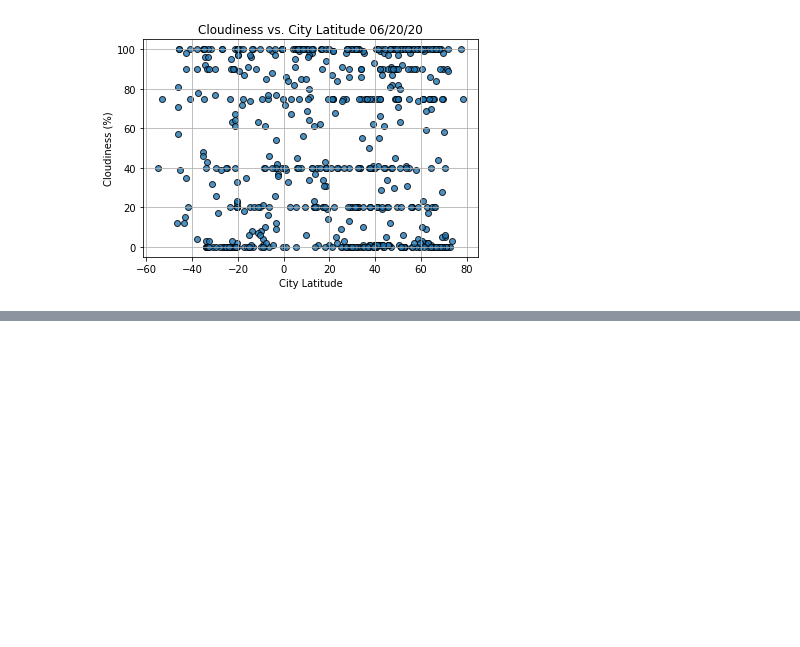
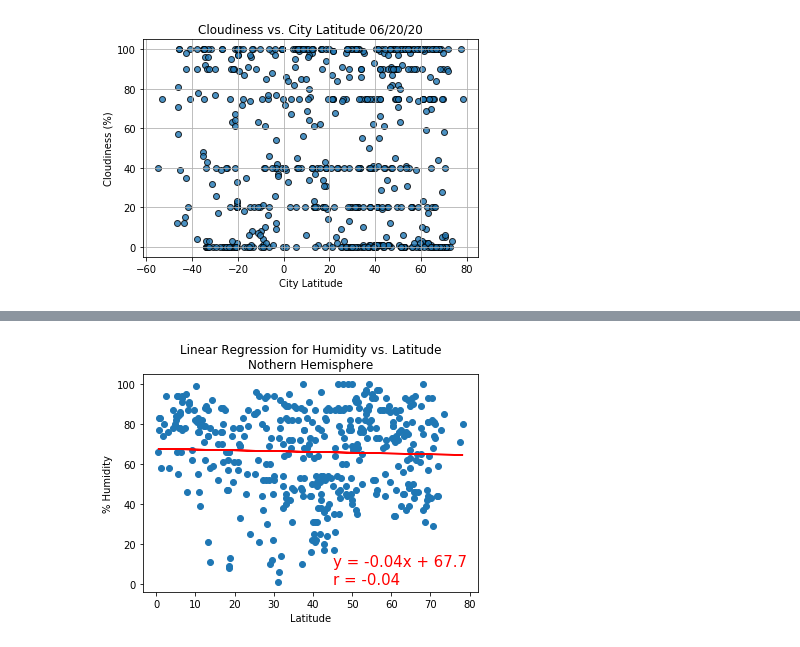
Before and after one commit to mauricio4337/World-Weather-Analysis, a Jupyter notebook: WeatherPy.ipynb, the cells around one changed output, grey strips where cells are left out. Drawn from its saved outputs; the diff is of its cells as text; code cells hidden in the pictures; blank space fills up the shorter version.

```diff
--- a/WeatherPy.ipynb
+++ b/WeatherPy.ipynb
@@ -215,0 +267,10 @@ plt.show()
+# %%
+# Run linear regression on max temperatures in the nothern hemisphere
+x_values = nothern_hemisphere_df['Lat']
+y_values = nothern_hemisphere_df['Humidity']
+
+# Call the function plot_linear_regression
+plot_linear_regression(x_values, y_values, 'Linear Regression for Humidity vs. Latitude\nNothern Hemisphere',
+                       '% Humidity', (45, 0))
+# %% [output]
+[figure, added]
```
Also changed, not shown: parts of 11 cells of this notebook, 1 other file.
